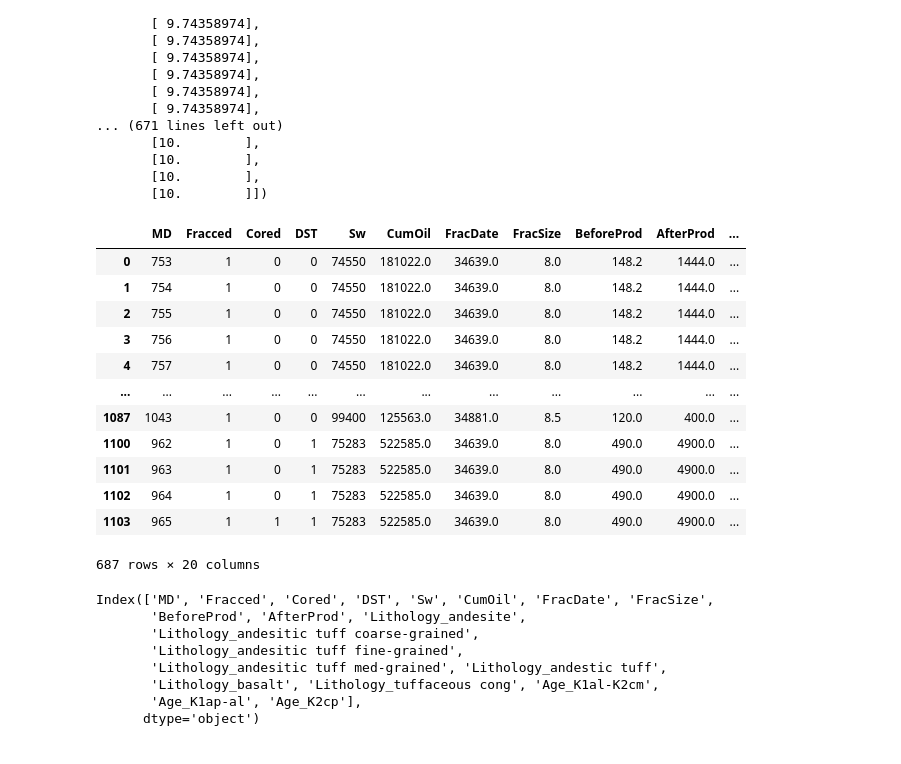
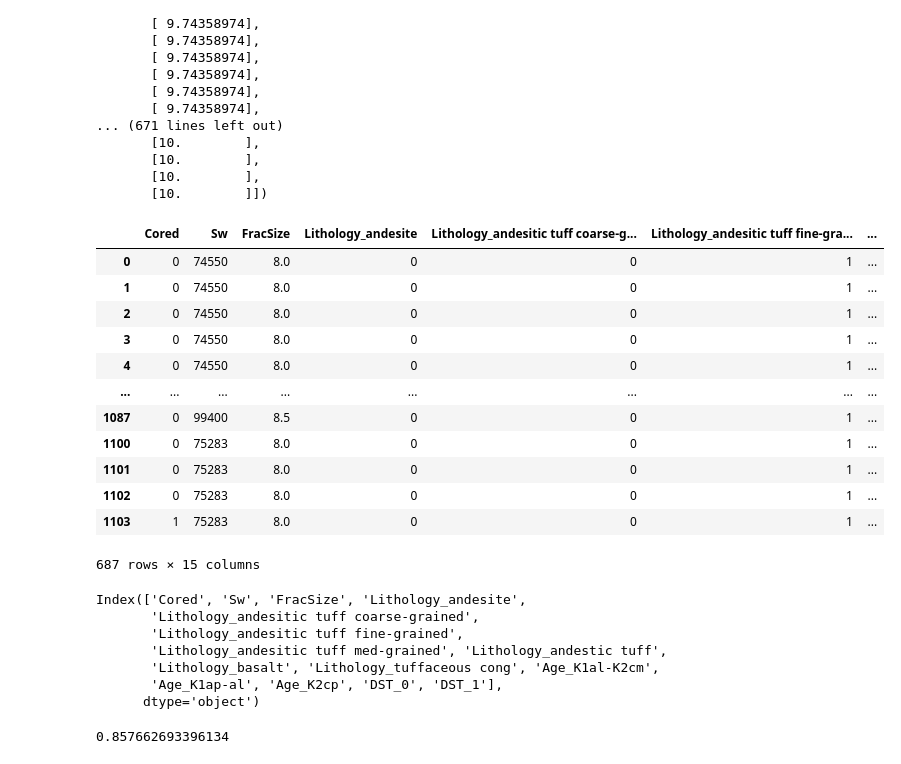
Before and after one commit to Conor134/Final_Project, a Jupyter notebook: Regressor.ipynb, the cells around one changed output. Saved outputs shown, nothing was run; the diff lists cells and outputs as text; code cells hidden in the pictures.

```diff
--- a/Regressor.ipynb
+++ b/Regressor.ipynb
@@ -22,0 +16,10 @@ perfs.head()
+# %%
+#Connect to local database
+from sqlalchemy import create_engine
+rds_connection_string = "postgres:postgres@localhost:5432/PerfsFracs"
+engine = create_engine(f'postgresql://{rds_connection_string}')
+conn=engine.connect()
+
+# load perfs and fracs into pandas
+perfs = pd.read_sql("SELECT * FROM perfs",conn)
+fracs = pd.read_sql("SELECT * FROM fracs",conn)
@@ -232,4 +243,4 @@ rfc.score(iris.data, iris.target)
 # %%
 ## Fracking
-fracs = pd.read_excel('../FinalProject/WellInfo_Cleaned2.xlsx', sheet_name='Fracs')
-fracs
+# fracs = pd.read_excel('../FinalProject/WellInfo_Cleaned2.xlsx', sheet_name='Fracs')
+# fracs
@@ -367,35 +374,41 @@ array([[ 9.74358974],
        [10.        ],
        [10.        ]])
 # %%
-fracs2 = fracs2.drop(columns=['FracUplift','Well'])
+fracs2 = fracs2.drop(columns=['FracUplift','Well','Fracced', 'MD', 'AfterProd', 'CumOil', 'BeforeProd', 'FracDate'])
 # %%
-fracs_binary_encoded = pd.get_dummies(fracs2, columns=["Lithology","Age"])
+fracs_binary_encoded = pd.get_dummies(fracs2, columns=["Lithology","Age",'DST'])
 fracs_binary_encoded
 # %% [output]
-|  | MD | Fracced | Cored | DST | Sw | CumOil | FracDate | FracSize | BeforeProd | AfterProd | ... |
-| 0 | 753 | 1 | 0 | 0 | 74550 | 181022.0 | 34639.0 | 8.0 | 148.2 | 1444.0 | ... |
-| 1 | 754 | 1 | 0 | 0 | 74550 | 181022.0 | 34639.0 | 8.0 | 148.2 | 1444.0 | ... |
-| 2 | 755 | 1 | 0 | 0 | 74550 | 181022.0 | 34639.0 | 8.0 | 148.2 | 1444.0 | ... |
-| 3 | 756 | 1 | 0 | 0 | 74550 | 181022.0 | 34639.0 | 8.0 | 148.2 | 1444.0 | ... |
-| 4 | 757 | 1 | 0 | 0 | 74550 | 181022.0 | 34639.0 | 8.0 | 148.2 | 1444.0 | ... |
-| ... | ... | ... | ... | ... | ... | ... | ... | ... | ... | ... | ... |
-| 1087 | 1043 | 1 | 0 | 0 | 99400 | 125563.0 | 34881.0 | 8.5 | 120.0 | 400.0 | ... |
-| 1100 | 962 | 1 | 0 | 1 | 75283 | 522585.0 | 34639.0 | 8.0 | 490.0 | 4900.0 | ... |
-| 1101 | 963 | 1 | 0 | 1 | 75283 | 522585.0 | 34639.0 | 8.0 | 490.0 | 4900.0 | ... |
-| 1102 | 964 | 1 | 0 | 1 | 75283 | 522585.0 | 34639.0 | 8.0 | 490.0 | 4900.0 | ... |
-| 1103 | 965 | 1 | 1 | 1 | 75283 | 522585.0 | 34639.0 | 8.0 | 490.0 | 4900.0 | ... |
+|  | Cored | Sw | FracSize | Lithology_andesite | Lithology_andesitic tuff coarse-g... | Lithology_andesitic tuff fine-gra... | ... |
+| 0 | 0 | 74550 | 8.0 | 0 | 0 | 1 | ... |
+| 1 | 0 | 74550 | 8.0 | 0 | 0 | 1 | ... |
+| 2 | 0 | 74550 | 8.0 | 0 | 0 | 1 | ... |
+| 3 | 0 | 74550 | 8.0 | 0 | 0 | 1 | ... |
+| 4 | 0 | 74550 | 8.0 | 0 | 0 | 1 | ... |
+| ... | ... | ... | ... | ... | ... | ... | ... |
+| 1087 | 0 | 99400 | 8.5 | 0 | 0 | 1 | ... |
+| 1100 | 0 | 75283 | 8.0 | 0 | 0 | 1 | ... |
+| 1101 | 0 | 75283 | 8.0 | 0 | 0 | 1 | ... |
+| 1102 | 0 | 75283 | 8.0 | 0 | 0 | 1 | ... |
+| 1103 | 1 | 75283 | 8.0 | 0 | 0 | 1 | ... |
-687 rows × 20 columns
+687 rows × 15 columns
 # %%
 fracs_binary_encoded.columns
 # %% [output]
-Index(['MD', 'Fracced', 'Cored', 'DST', 'Sw', 'CumOil', 'FracDate', 'FracSize',
-       'BeforeProd', 'AfterProd', 'Lithology_andesite',
+Index(['Cored', 'Sw', 'FracSize', 'Lithology_andesite',
        'Lithology_andesitic tuff coarse-grained',
        'Lithology_andesitic tuff fine-grained',
        'Lithology_andesitic tuff med-grained', 'Lithology_andestic tuff',
        'Lithology_basalt', 'Lithology_tuffaceous cong', 'Age_K1al-K2cm',
-       'Age_K1ap-al', 'Age_K2cp'],
+       'Age_K1ap-al', 'Age_K2cp', 'DST_0', 'DST_1'],
       dtype='object')
 # %%
 # data_binary_encoded = data_binary_encoded.drop(columns=['Age_nan', 'Lithology_nan', 'Age_P22', 'Lithology_limestone'])
+# %%
+# Create a random forest classifier
+frac_rf = RandomForestRegressor(n_estimators=200)
+frac_rf = frac_rf.fit(fracs_binary_encoded, frac_target)
+frac_rf.score(fracs_binary_encoded, frac_target)
+# %% [output]
+0.857662693396134
 # %%
```
Also changed, not shown: parts of 31 cells of this notebook, 23 other files.
